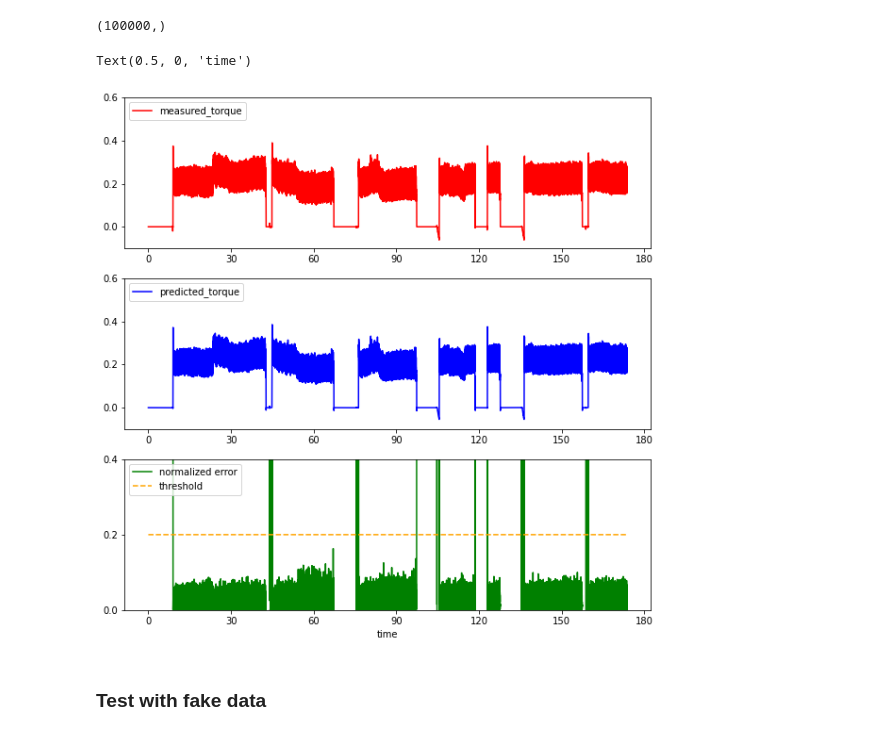
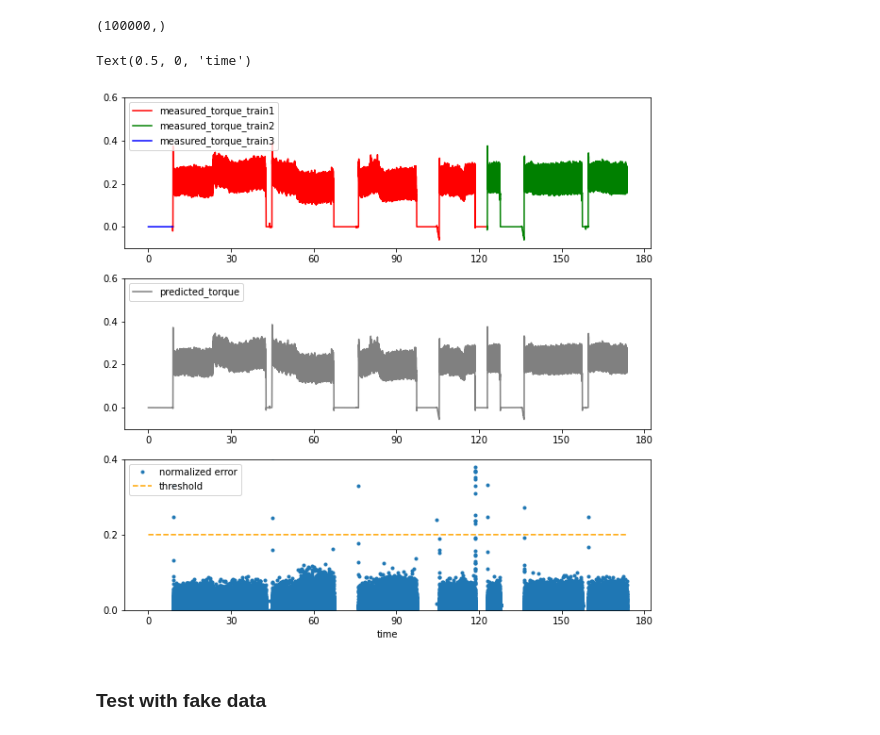
Before and after one commit to peeraponw/quick_move, a Jupyter notebook: merge.ipynb, the cells around one changed output. Drawn from its saved outputs; the diff is of its cells as text; code cells hidden in the pictures.

Commit message:
update predict plot

```diff
--- a/merge.ipynb
+++ b/merge.ipynb
@@ -658,30 +658,32 @@ pred.shape
 # %%
 # plot with normal data
 threshold = 0.2
 plt.subplots(3,1,figsize=(10,10))
 
 plt.subplot(3,1,1)
-plt.plot(d6['time'], d6['tor'], 'r-', label='measured_torque')
+plt.plot(d6.loc[d6['pos']==1, 'time'], d6.loc[d6['pos']==1, 'tor'], 'r-', label='measured_torque_train1')
+plt.plot(d6.loc[d6['pos']==2, 'time'], d6.loc[d6['pos']==2, 'tor'], 'g-', label='measured_torque_train2')
+plt.plot(d6.loc[d6['pos']==3, 'time'], d6.loc[d6['pos']==3, 'tor'], 'b-', label='measured_torque_train3')
 torque_plot_settings()
 plt.legend(loc='upper left')
 
 plt.subplot(3,1,2)
-plt.plot(d6['time'], pred, 'b-', label='predicted_torque')
+plt.plot(d6['time'], pred, 'gray', label='predicted_torque')
 torque_plot_settings()
 plt.legend(loc='upper left')
 
 plt.subplot(3,1,3)
 err = abs(d6['tor'] - pred)/d6['tor']
-plt.plot(d6['time'], err, 'g-', label='normalized error')
+plt.plot(d6['time'], err, '.', label='normalized error')
 plt.plot(d6['time'], np.ones(d6['time'].shape)*threshold, '--', color='orange', label='threshold')
 
 torque_plot_settings()
 plt.legend(loc='upper left')
 plt.ylim([0, 0.4])
 plt.xlabel('time')
 # %% [output]
 Text(0.5, 0, 'time')
-[figure, old version]
+[figure, new version]
 # %% [markdown]
 ### Test with fake data
 # %%
```
Also changed, not shown: parts of 2 cells of this notebook.
